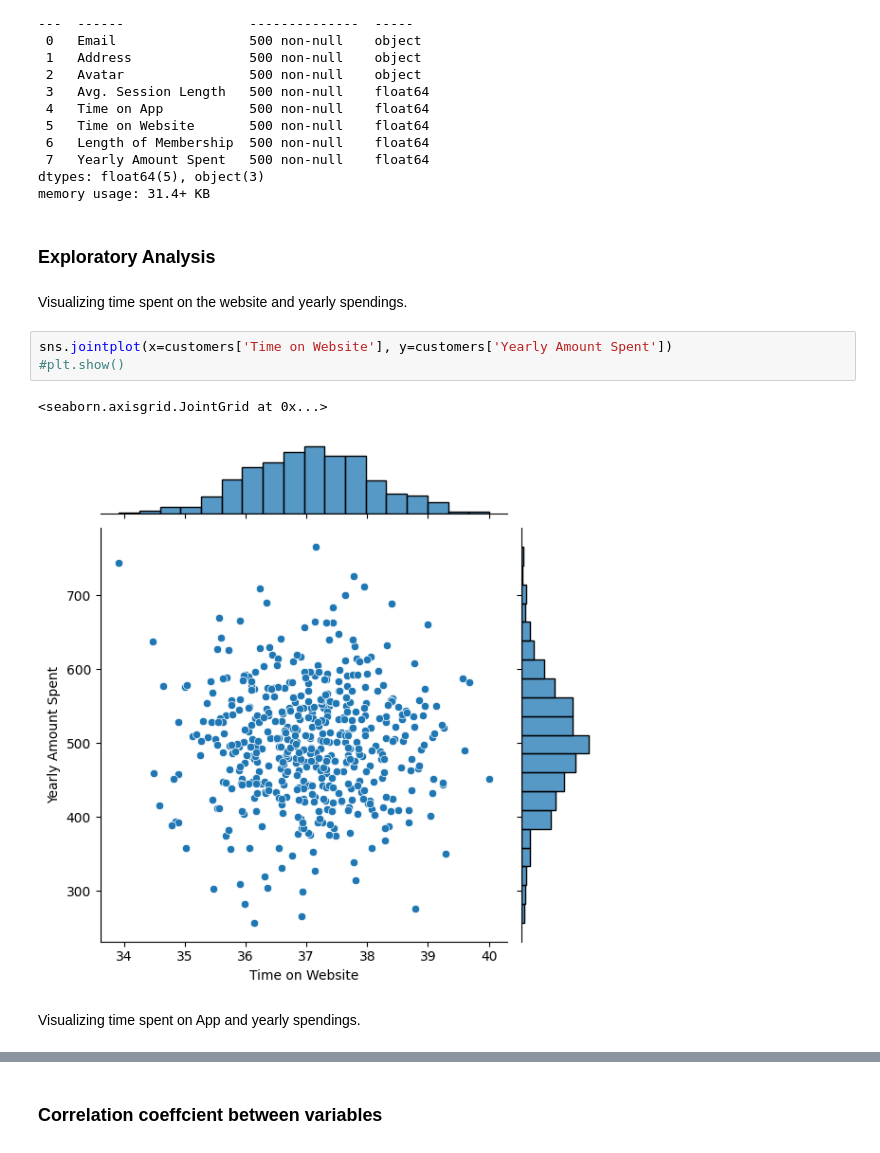
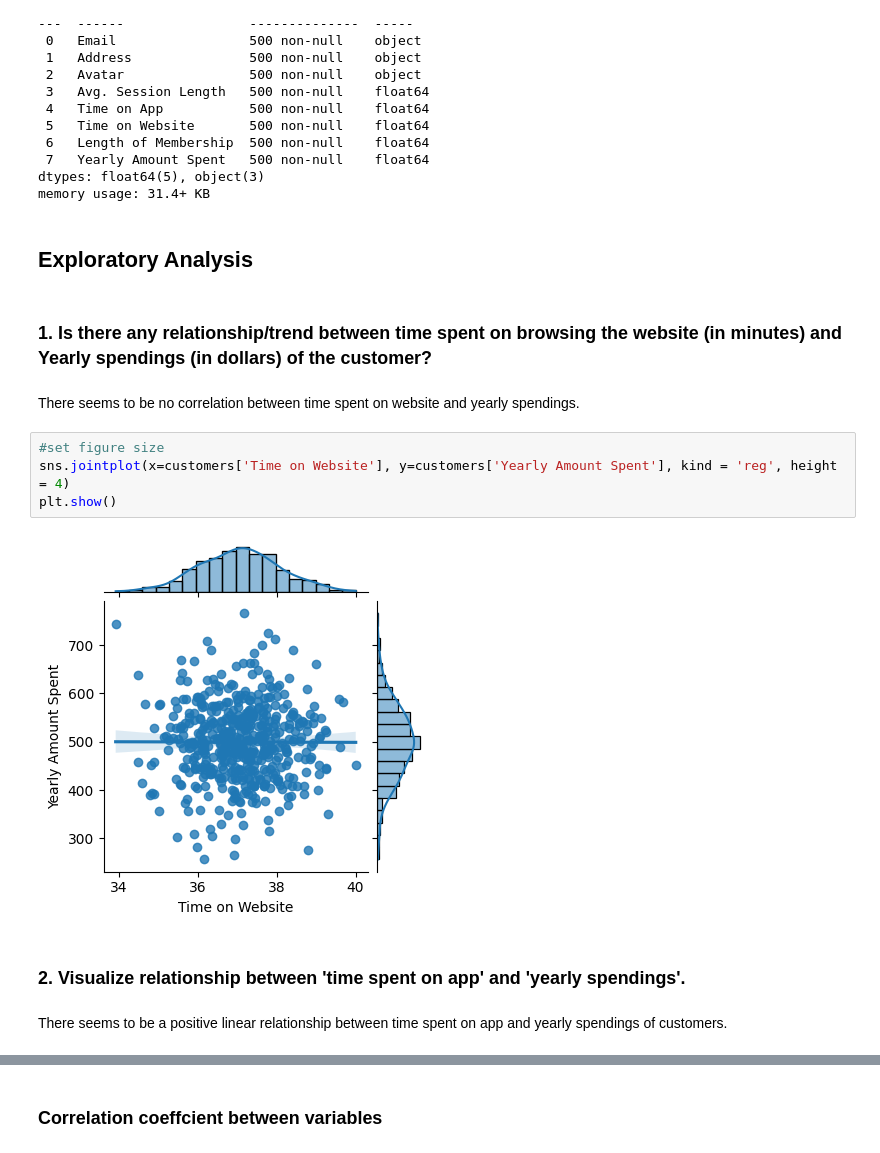
Before and after one commit to Cshefali/Data-Science-Projects-Python, a Jupyter notebook: Linear Regression- Ecommerce User Behavior.ipynb, the cells around one changed output, grey strips where cells are left out. Drawn from its saved outputs; the diff is of its cells as text.

Commit message:
add linear regression- ecommerce final ntbk

```diff
--- a/Linear Regression- Ecommerce User Behavior.ipynb
+++ b/Linear Regression- Ecommerce User Behavior.ipynb
@@ -48,15 +52,19 @@ Data columns (total 8 columns):
 dtypes: float64(5), object(3)
 memory usage: 31.4+ KB
 # %% [markdown]
-### Exploratory Analysis
+## Exploratory Analysis
 # %% [markdown]
-Visualizing time spent on the website and yearly spendings.
+### 1. Is there any relationship/trend between time spent on browsing the website (in minutes) and Yearly spendings (in dollars) of the customer?
+# %% [markdown]
+There seems to be no correlation between time spent on website and yearly spendings.
 # %%
-sns.jointplot(x=customers['Time on Website'], y=customers['Yearly Amount Spent'])
-#plt.show()
+#set figure size
+sns.jointplot(x=customers['Time on Website'], y=customers['Yearly Amount Spent'], kind = 'reg', height = 4)
+plt.show()
 # %% [output]
-<seaborn.axisgrid.JointGrid at 0x...>
-[figure, old version]
+[figure, new version]
 # %% [markdown]
-Visualizing time spent on App and yearly spendings.
+### 2. Visualize relationship between 'time spent on app' and 'yearly spendings'.
+# %% [markdown]
+There seems to be a positive linear relationship between time spent on app and yearly spendings of customers.
 # %%
```
Also changed, not shown: parts of 29 cells of this notebook.
